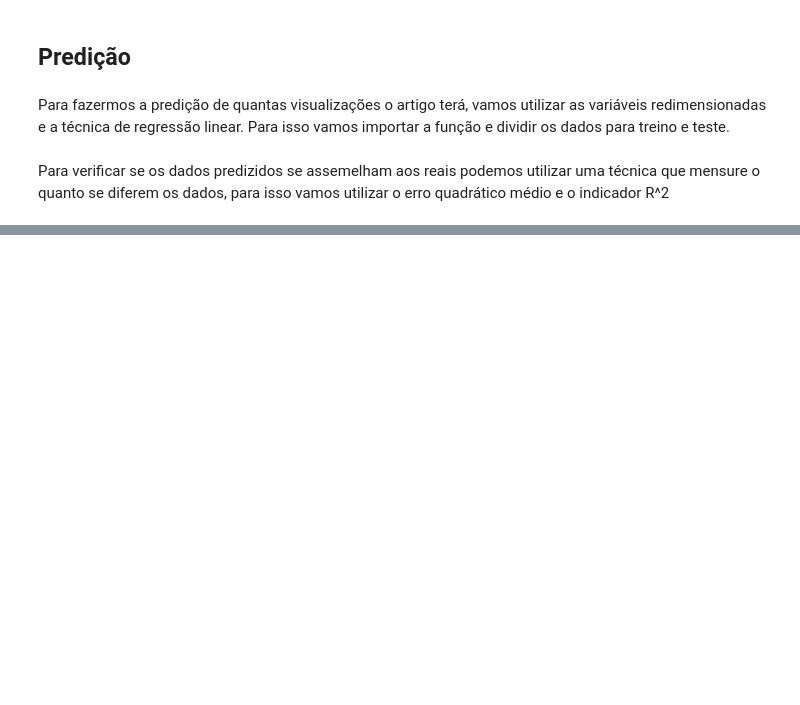
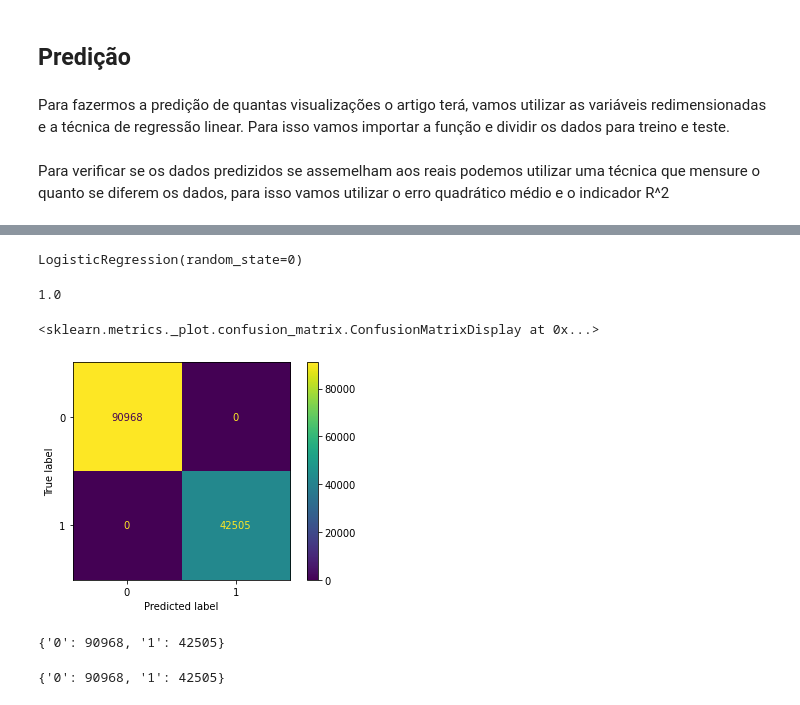
Before and after one commit to davialvesguerra/trainee-iee, a Jupyter notebook: 2º_Período.ipynb, the cells around one changed output, grey strips where cells are left out. Saved outputs shown, nothing was run; the diff lists cells and outputs as text; code cells hidden in the pictures; blank space fills up the shorter version.

```diff
--- a/2º_Período.ipynb
+++ b/2º_Período.ipynb
@@ -234,0 +267,4 @@ Raiz do erro quadrático médio: 845.9586877361578
+# %%
+from sklearn.feature_extraction.text import CountVectorizer
+count_vect = CountVectorizer()
+X = count_vect.fit_transform(df1.is_spam.apply(str))
@@ -234,0 +275,2 @@ Raiz do erro quadrático médio: 845.9586877361578
+# %%
+y = df1['is_spam']*1
@@ -234,0 +279,2 @@ Raiz do erro quadrático médio: 845.9586877361578
+# %%
+X_train, X_test, y_train, y_test = train_test_split(X, y, test_size=.9)
@@ -234,0 +284,10 @@ Raiz do erro quadrático médio: 845.9586877361578
+# %%
+clf = LogisticRegression(random_state=0)
+clf.fit(X_train, y_train)
+# %% [output]
+LogisticRegression(random_state=0)
+# %%
+y_pred = clf.predict(X_test)
+accuracy_score(y_test, y_pred)
+# %% [output]
+1.0
@@ -234,0 +297,5 @@ Raiz do erro quadrático médio: 845.9586877361578
+# %%
+plot_confusion_matrix(clf, X_test, y_test)
+# %% [output]
+<sklearn.metrics._plot.confusion_matrix.ConfusionMatrixDisplay at 0x...>
+[figure, added]
@@ -234,0 +315,8 @@ Raiz do erro quadrático médio: 845.9586877361578
+# %%
+cont_unique(y_test)
+# %% [output]
+{'0': 90968, '1': 42505}
+# %%
+cont_unique(y_pred)
+# %% [output]
+{'0': 90968, '1': 42505}
```
Also changed, not shown: parts of 31 cells of this notebook.
